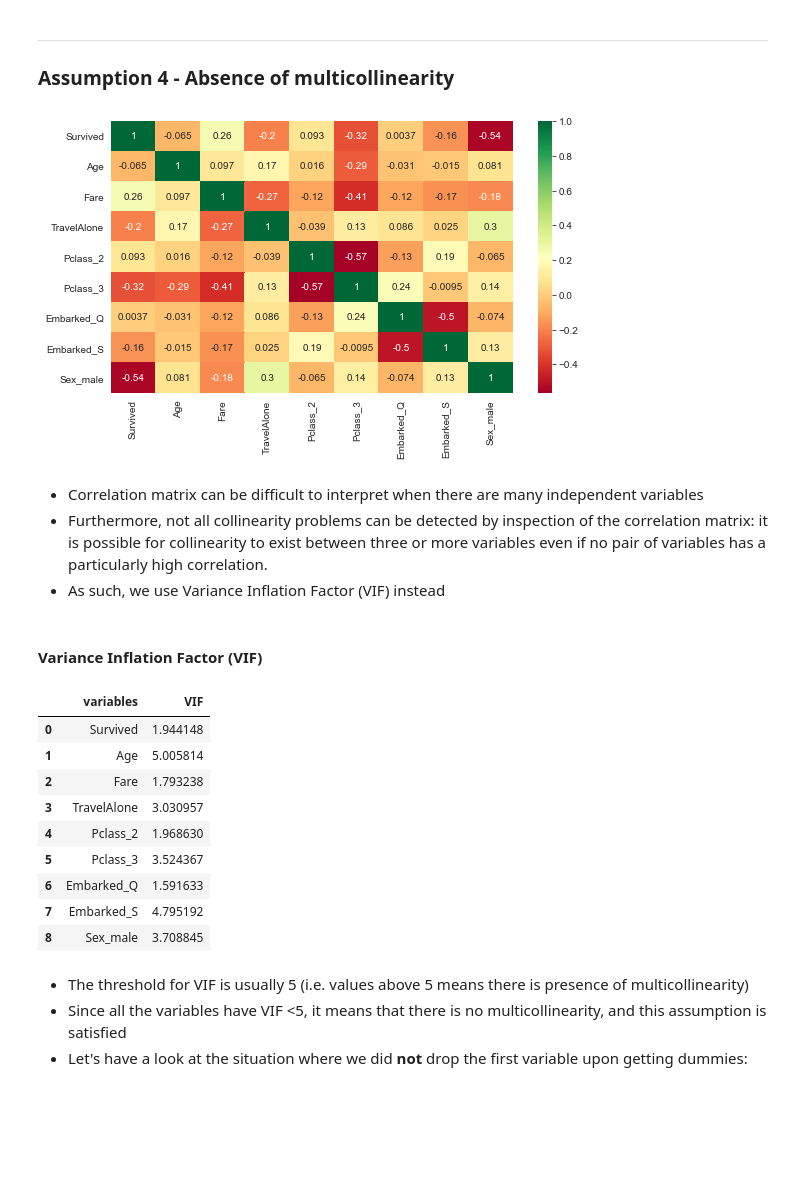
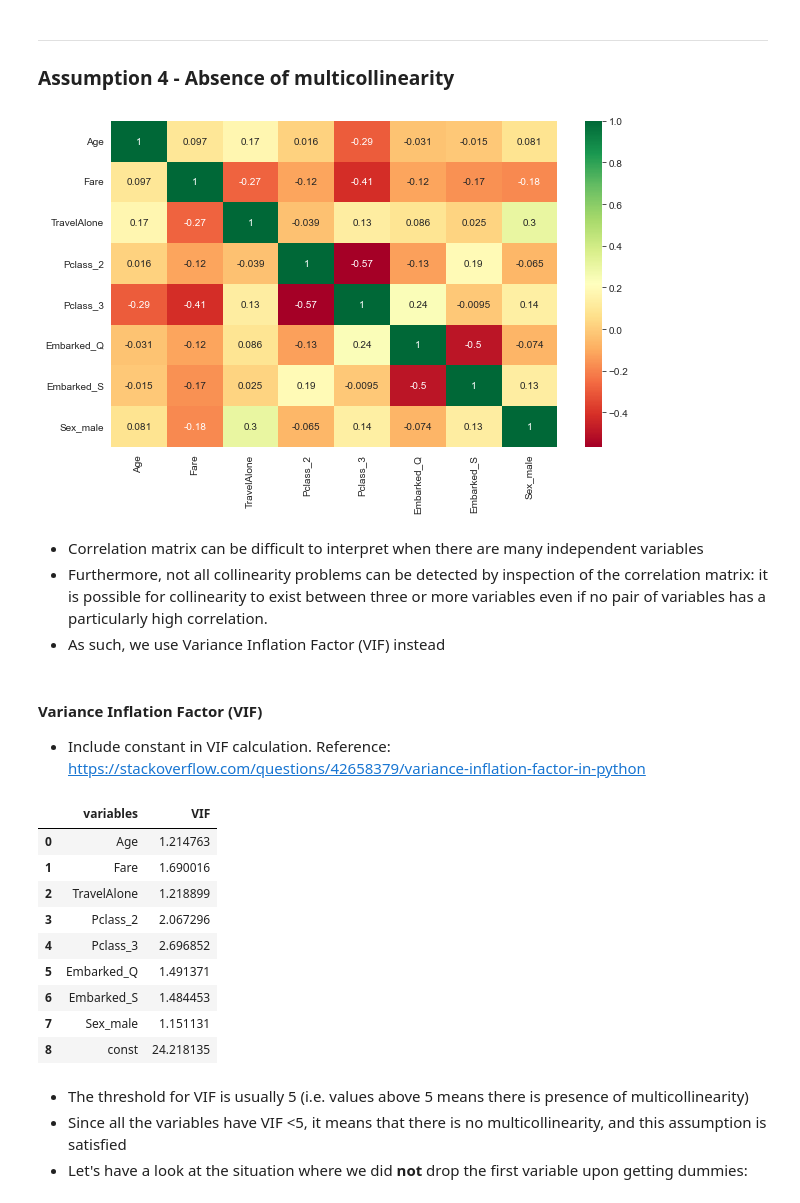
Before and after one commit to kennethleungty/Logistic-Regression-Assumptions, a Jupyter notebook: Logistic_Regression_Assumptions.ipynb, the cells around one changed output. Saved outputs shown, nothing was run; the diff lists cells and outputs as text; code cells hidden in the pictures; blank space fills up the shorter version.

```diff
--- a/Logistic_Regression_Assumptions.ipynb
+++ b/Logistic_Regression_Assumptions.ipynb
@@ -79,7 +81,7 @@ X = df_titanic[X_cols]
 y = df_titanic['Survived']
 
 # Add constant
-X = sm.add_constant(X, prepend=False)
+X_constant = sm.add_constant(X, prepend=False)
 # %% [markdown]
 ___
 <a name='assumption-outcome'></a>
@@ -358,18 +356,19 @@ ___
 <a name='assumption-multicollinearity'></a>
 ### Assumption 4 - Absence of multicollinearity
 # %%
-corrMatrix = df_titanic.corr()
-plt.subplots(figsize=(9, 5))
+corrMatrix = X.corr()
+plt.subplots(figsize=(10, 6))
 sns.heatmap(corrMatrix, annot=True, cmap="RdYlGn")
 plt.show()
 # %% [output]
-[figure, old version]
+[figure, new version]
 # %% [markdown]
 - Correlation matrix can be difficult to interpret when there are many independent variables
 - Furthermore, not all collinearity problems can be detected by inspection of the correlation matrix: it is possible for collinearity to exist between three or more variables even if no pair of variables has a particularly high correlation.
 - As such, we use Variance Inflation Factor (VIF) instead
-# %% [markdown]
-#### Variance Inflation Factor (VIF)
+# %% [markdown]
+#### Variance Inflation Factor (VIF)
+- Include constant in VIF calculation. Reference: https://stackoverflow.com/questions/42658379/variance-inflation-factor-in-python
 # %%
 # Use variance inflation factor to identify any significant multi-collinearity
 def calc_vif(df):
@@ -378,18 +377,18 @@ def calc_vif(df):
     vif["VIF"] = [variance_inflation_factor(df.values, i) for i in range(df.shape[1])]
     return(vif)
 
-calc_vif(df_titanic)
+calc_vif(X_constant) # Include constant in VIF calculation in Python
 # %% [output]
 |  | variables | VIF |
-| 0 | Survived | 1.944148 |
-| 1 | Age | 5.005814 |
-| 2 | Fare | 1.793238 |
-| 3 | TravelAlone | 3.030957 |
-| 4 | Pclass_2 | 1.968630 |
-| 5 | Pclass_3 | 3.524367 |
-| 6 | Embarked_Q | 1.591633 |
-| 7 | Embarked_S | 4.795192 |
-| 8 | Sex_male | 3.708845 |
+| 0 | Age | 1.214763 |
+| 1 | Fare | 1.690016 |
+| 2 | TravelAlone | 1.218899 |
+| 3 | Pclass_2 | 2.067296 |
+| 4 | Pclass_3 | 2.696852 |
+| 5 | Embarked_Q | 1.491371 |
+| 6 | Embarked_S | 1.484453 |
+| 7 | Sex_male | 1.151131 |
+| 8 | const | 24.218135 |
 # %% [markdown]
 - The threshold for VIF is usually 5 (i.e. values above 5 means there is presence of multicollinearity)
 - Since all the variables have VIF <5,  it means that there is no multicollinearity, and this assumption is satisfied
```
Also changed, not shown: parts of 26 cells of this notebook.
